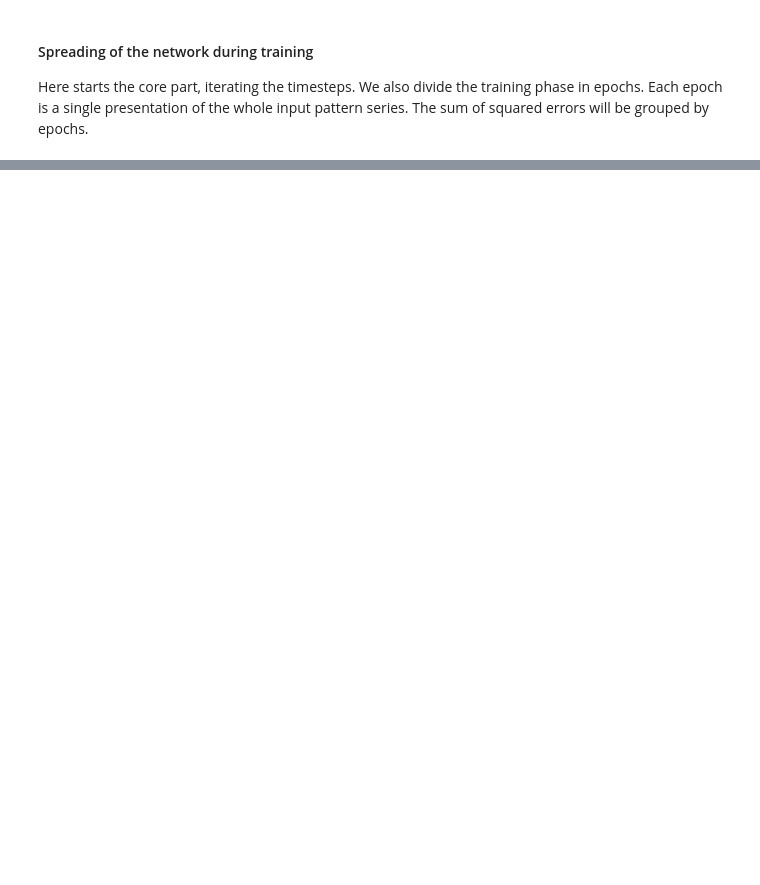
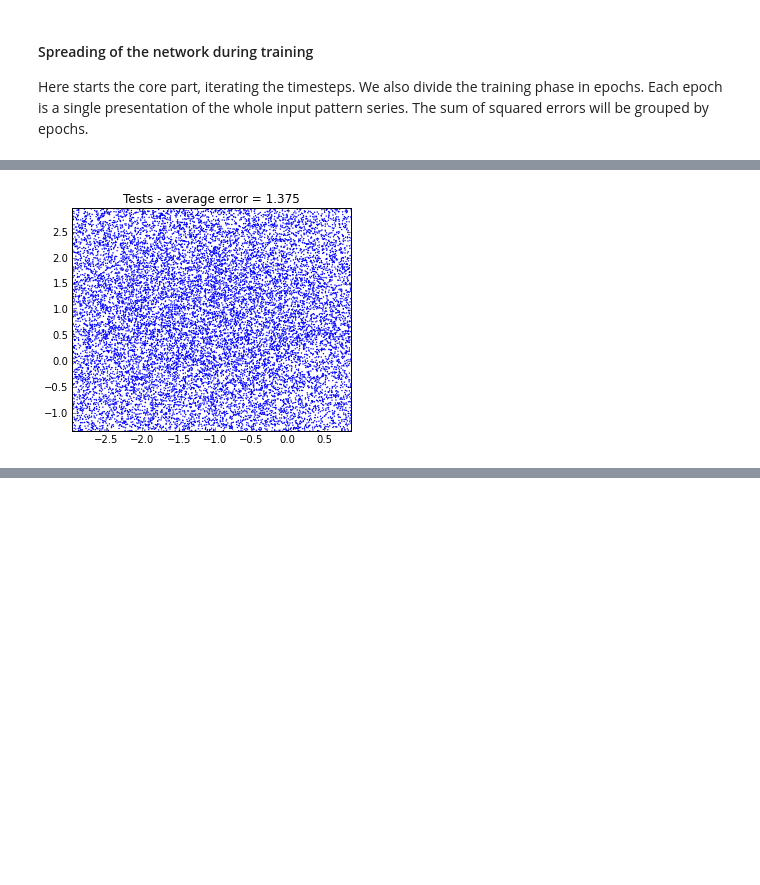
Before and after one commit to cecconeurale/neunet-basics, a Jupyter notebook: course/perceptron-simple-simulation.ipynb, the cells around one changed output, grey strips where cells are left out. Saved outputs shown, nothing was run; the diff lists cells and outputs as text; code cells hidden in the pictures; blank space fills up the shorter version.

```diff
--- a/course/perceptron-simple-simulation.ipynb
+++ b/course/perceptron-simple-simulation.ipynb
@@ -190,28 +192,36 @@ Now we create a new dataset to test the network:
 # %%
 #-------------------------------------------------
 # Test
 
 # Number of test patterns
-n_patterns = 200
+n_patterns = 50000
 
 # Generating test data - we use a single repeated centroid
 # so we have a single population of points expanding across
 # the decision boundary line
 test_centroid = lower_bound +(upper_bound-lower_bound)/2.0
 
 # Generating test data - build_dataset function from utils.py.
 # We change the standard deviation
 data = build_dataset(n_patterns,
-                      centroids1 = [ test_centroid ],
-                      centroids2 = [ test_centroid ],
-                      std_deviation = 0.6 )
+                      centroids1 = [ test_centroid ], # we use the same centroids for class
+                      centroids2 = [ test_centroid ], # and non-class
+                      std_deviation = 2.6 ) # we want the test samples
+                                            # to be sparsely distributed
 
 # Each row of P is a test pattern
 P = data[:,:2]
 
-# Each element of o is the desired output
-# relative to an input pattern
-o = data[:,2]
+# Create the figure
+fig = figure(figsize=(5,4))
 
-y = zeros(n_patterns)
-squared_errors = zeros(n_patterns)
+title('Tests - average error = {}'.format(mean(squared_errors).round(4)))
+
+# Show points
+ax = scatter(*P.T, s = 2,  edgecolors='none', zorder = 2  )
+
+xlim( [lower_bound[0], upper_bound[0]] )
+ylim( [lower_bound[1], upper_bound[1]] )
+show()
+# %% [output]
+[figure, added]
```
Also changed, not shown: parts of 10 cells of this notebook, 2 other files.
